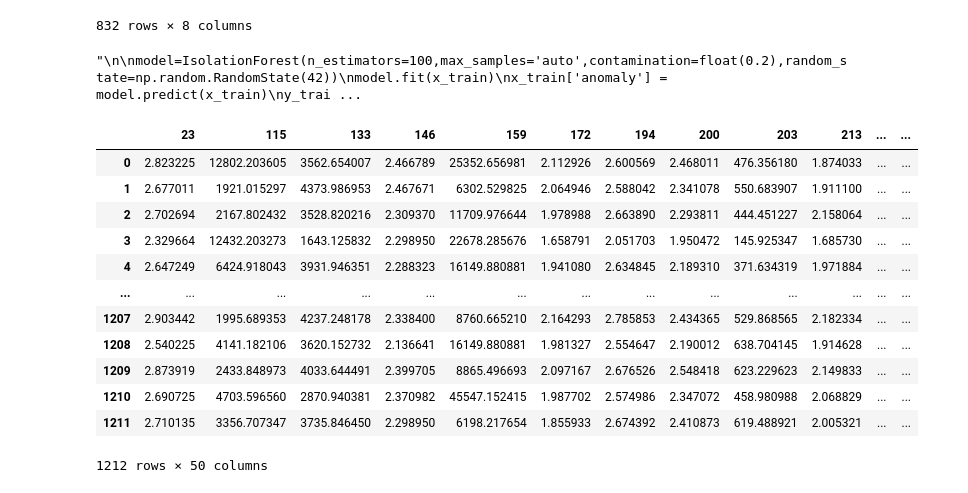
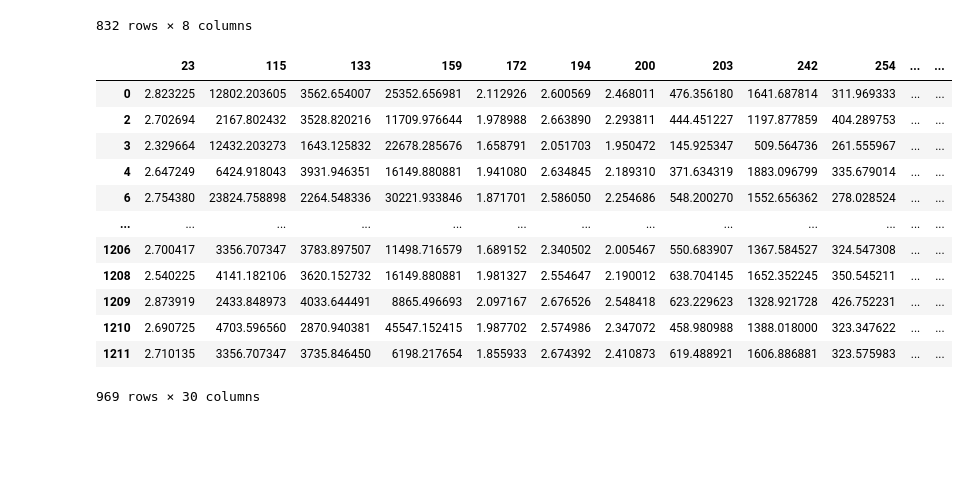
Before and after one commit to FraGirla/ETH_AML_projects_2022, a Jupyter notebook: task_1/preprocessing.ipynb, the cells around one changed output. Cells and saved outputs as stored; diff of their text form; code cells hidden in the pictures; blank space fills up the shorter version.

```diff
--- a/task_1/preprocessing.ipynb
+++ b/task_1/preprocessing.ipynb
@@ -47,7 +49,7 @@ x831     96
 Length: 832, dtype: int64
 # %%
 #X = X.fillna(X.mean())
-imputer = KNNImputer(n_neighbors=50)
+imputer = KNNImputer(n_neighbors=2)
 X = pd.DataFrame(imputer.fit_transform(X,y))
 # %%
 X.describe().transpose().sort_values('min')
@@ -66,43 +68,40 @@ X.describe().transpose().sort_values('min')
 | 342 | 1212.0 | 2.768108e+06 | 3.503050e+05 | 1.168237e+06 | 2.585781e+06 | 2.723248e+06 | 2.950312e+06 | 5.032106e+06 |
 832 rows × 8 columns
 # %%
-'''
+
 
 model=IsolationForest(n_estimators=100,max_samples='auto',contamination=float(0.2),random_state=np.random.RandomState(42))
-model.fit(x_train)
-x_train['anomaly'] = model.predict(x_train)
-y_train['anomaly'] = x_train['anomaly']
-x_train['anomaly'].value_counts()
-x_train = x_train[x_train.anomaly != -1]
-y_train = y_train[y_train.anomaly != -1]
+model.fit(X)
+X['anomaly'] = model.predict(X)
+y['anomaly'] = X['anomaly']
+X['anomaly'].value_counts()
+X = X[X.anomaly != -1]
+y = y[y.anomaly != -1]
 
-x_train.drop('anomaly',axis=1,inplace=True)
-y_train.drop('anomaly',axis=1,inplace=True)
-'''
+X.drop('anomaly',axis=1,inplace=True)
+y.drop('anomaly',axis=1,inplace=True)
-# %% [output]
-"\n\nmodel=IsolationForest(n_estimators=100,max_samples='auto',contamination=float(0.2),random_state=np.random.RandomState(42))\nmodel.fit(x_train)\nx_train['anomaly'] = model.predict(x_train)\ny_trai ...
 # %%
 # selector = VarianceThreshold()
 # x_train_tmp = selector.fit_transform(X,y)
-selector = SelectKBest(f_regression, k=50)
+selector = SelectKBest(f_regression, k=30)
 selector.fit(X, y)
 cols = selector.get_support(indices=True)
 dataset_selected_x = X.iloc[:,cols]
 dataset_selected_x
 # %% [output]
-|  | 23 | 115 | 133 | 146 | 159 | 172 | 194 | 200 | 203 | 213 | ... | ... |
-| 0 | 2.823225 | 12802.203605 | 3562.654007 | 2.466789 | 25352.656981 | 2.112926 | 2.600569 | 2.468011 | 476.356180 | 1.874033 | ... | ... |
-| 1 | 2.677011 | 1921.015297 | 4373.986953 | 2.467671 | 6302.529825 | 2.064946 | 2.588042 | 2.341078 | 550.683907 | 1.911100 | ... | ... |
-| 2 | 2.702694 | 2167.802432 | 3528.820216 | 2.309370 | 11709.976644 | 1.978988 | 2.663890 | 2.293811 | 444.451227 | 2.158064 | ... | ... |
-| 3 | 2.329664 | 12432.203273 | 1643.125832 | 2.298950 | 22678.285676 | 1.658791 | 2.051703 | 1.950472 | 145.925347 | 1.685730 | ... | ... |
-| 4 | 2.647249 | 6424.918043 | 3931.946351 | 2.288323 | 16149.880881 | 1.941080 | 2.634845 | 2.189310 | 371.634319 | 1.971884 | ... | ... |
+|  | 23 | 115 | 133 | 159 | 172 | 194 | 200 | 203 | 242 | 254 | ... | ... |
+| 0 | 2.823225 | 12802.203605 | 3562.654007 | 25352.656981 | 2.112926 | 2.600569 | 2.468011 | 476.356180 | 1641.687814 | 311.969333 | ... | ... |
+| 2 | 2.702694 | 2167.802432 | 3528.820216 | 11709.976644 | 1.978988 | 2.663890 | 2.293811 | 444.451227 | 1197.877859 | 404.289753 | ... | ... |
+| 3 | 2.329664 | 12432.203273 | 1643.125832 | 22678.285676 | 1.658791 | 2.051703 | 1.950472 | 145.925347 | 509.564736 | 261.555967 | ... | ... |
+| 4 | 2.647249 | 6424.918043 | 3931.946351 | 16149.880881 | 1.941080 | 2.634845 | 2.189310 | 371.634319 | 1883.096799 | 335.679014 | ... | ... |
+| 6 | 2.754380 | 23824.758898 | 2264.548336 | 30221.933846 | 1.871701 | 2.586050 | 2.254686 | 548.200270 | 1552.656362 | 278.028524 | ... | ... |
 | ... | ... | ... | ... | ... | ... | ... | ... | ... | ... | ... | ... | ... |
-| 1207 | 2.903442 | 1995.689353 | 4237.248178 | 2.338400 | 8760.665210 | 2.164293 | 2.785853 | 2.434365 | 529.868565 | 2.182334 | ... | ... |
-| 1208 | 2.540225 | 4141.182106 | 3620.152732 | 2.136641 | 16149.880881 | 1.981327 | 2.554647 | 2.190012 | 638.704145 | 1.914628 | ... | ... |
-| 1209 | 2.873919 | 2433.848973 | 4033.644491 | 2.399705 | 8865.496693 | 2.097167 | 2.676526 | 2.548418 | 623.229623 | 2.149833 | ... | ... |
-| 1210 | 2.690725 | 4703.596560 | 2870.940381 | 2.370982 | 45547.152415 | 1.987702 | 2.574986 | 2.347072 | 458.980988 | 2.068829 | ... | ... |
-| 1211 | 2.710135 | 3356.707347 | 3735.846450 | 2.298950 | 6198.217654 | 1.855933 | 2.674392 | 2.410873 | 619.488921 | 2.005321 | ... | ... |
+| 1206 | 2.700417 | 3356.707347 | 3783.897507 | 11498.716579 | 1.689152 | 2.340502 | 2.005467 | 550.683907 | 1367.584527 | 324.547308 | ... | ... |
+| 1208 | 2.540225 | 4141.182106 | 3620.152732 | 16149.880881 | 1.981327 | 2.554647 | 2.190012 | 638.704145 | 1652.352245 | 350.545211 | ... | ... |
+| 1209 | 2.873919 | 2433.848973 | 4033.644491 | 8865.496693 | 2.097167 | 2.676526 | 2.548418 | 623.229623 | 1328.921728 | 426.752231 | ... | ... |
+| 1210 | 2.690725 | 4703.596560 | 2870.940381 | 45547.152415 | 1.987702 | 2.574986 | 2.347072 | 458.980988 | 1388.018000 | 323.347622 | ... | ... |
+| 1211 | 2.710135 | 3356.707347 | 3735.846450 | 6198.217654 | 1.855933 | 2.674392 | 2.410873 | 619.488921 | 1606.886881 | 323.575983 | ... | ... |
-1212 rows × 50 columns
+969 rows × 30 columns
 # %%
 #new_X.describe()
 # %%
```
Also changed, not shown: parts of 2 cells of this notebook, 1 other file.
